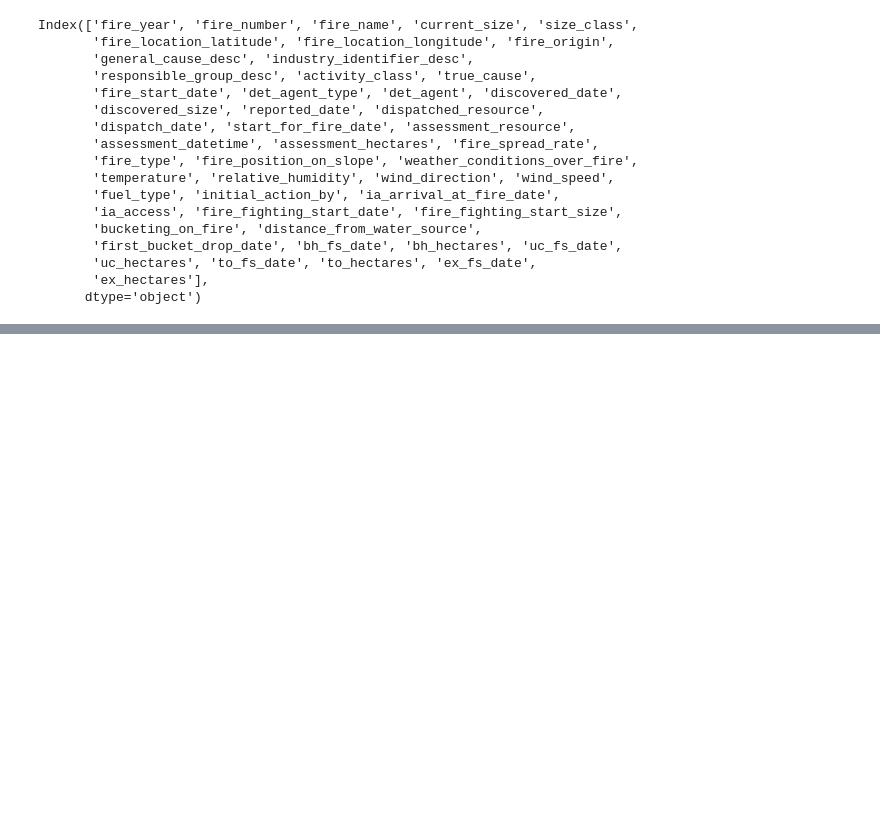
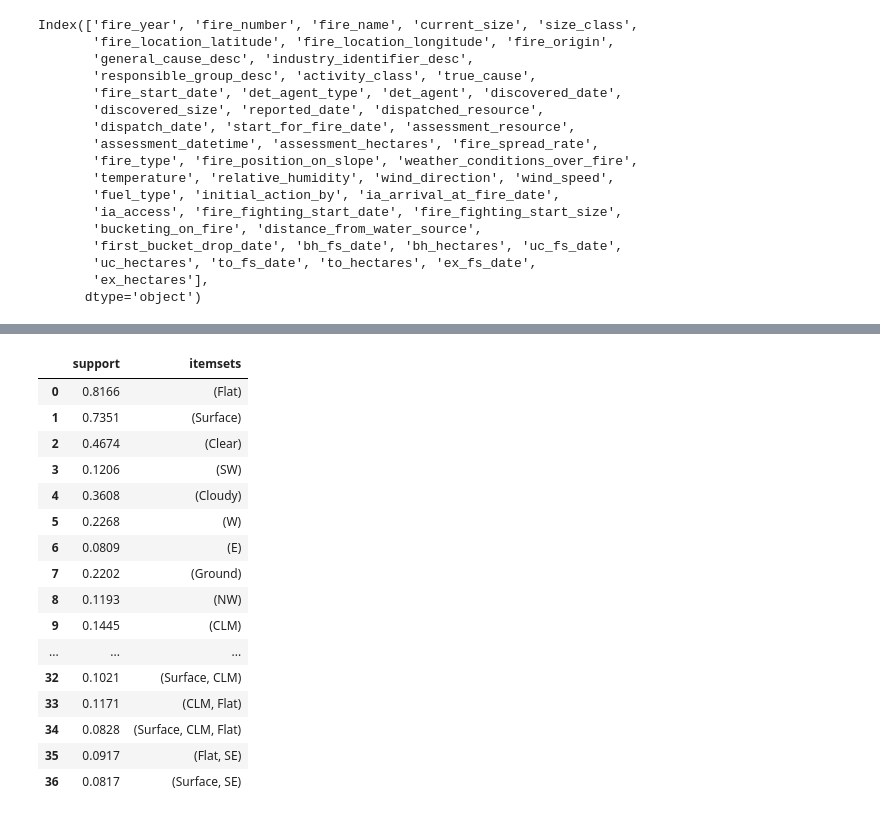
Before and after one commit to BradenYablonski/comp-4710-data-mining-project, a Jupyter notebook: project_notebook.ipynb, the cells around one changed output, grey strips where cells are left out. Saved outputs shown, nothing was run; the diff lists cells and outputs as text; code cells hidden in the pictures; blank space fills up the shorter version.

```diff
--- a/project_notebook.ipynb
+++ b/project_notebook.ipynb
@@ -79,0 +154,24 @@ sub_dataset_cleaned.shape
+# %%
+frequent_itemsets = fpgrowth(cat_subdata_trans, min_support=0.08, use_colnames=True)
+
+frequent_itemsets['support'] = frequent_itemsets['support'].round(4)
+
+frequent_itemsets
+# %% [output]
+|  | support | itemsets |
+| 0 | 0.8166 | (Flat) |
+| 1 | 0.7351 | (Surface) |
+| 2 | 0.4674 | (Clear) |
+| 3 | 0.1206 | (SW) |
+| 4 | 0.3608 | (Cloudy) |
+| 5 | 0.2268 | (W) |
+| 6 | 0.0809 | (E) |
+| 7 | 0.2202 | (Ground) |
+| 8 | 0.1193 | (NW) |
+| 9 | 0.1445 | (CLM) |
+| ... | ... | ... |
+| 32 | 0.1021 | (Surface, CLM) |
+| 33 | 0.1171 | (CLM, Flat) |
+| 34 | 0.0828 | (Surface, CLM, Flat) |
+| 35 | 0.0917 | (Flat, SE) |
+| 36 | 0.0817 | (Surface, SE) |
```
Also changed, not shown: parts of 10 cells of this notebook, 4 other files.
